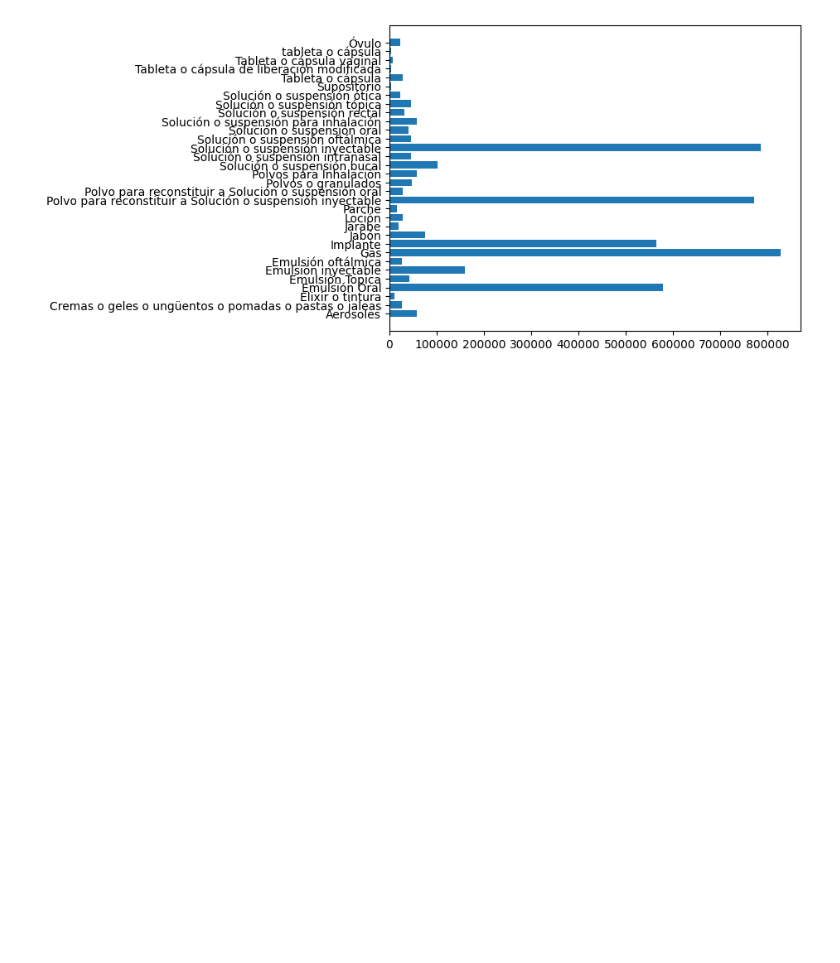
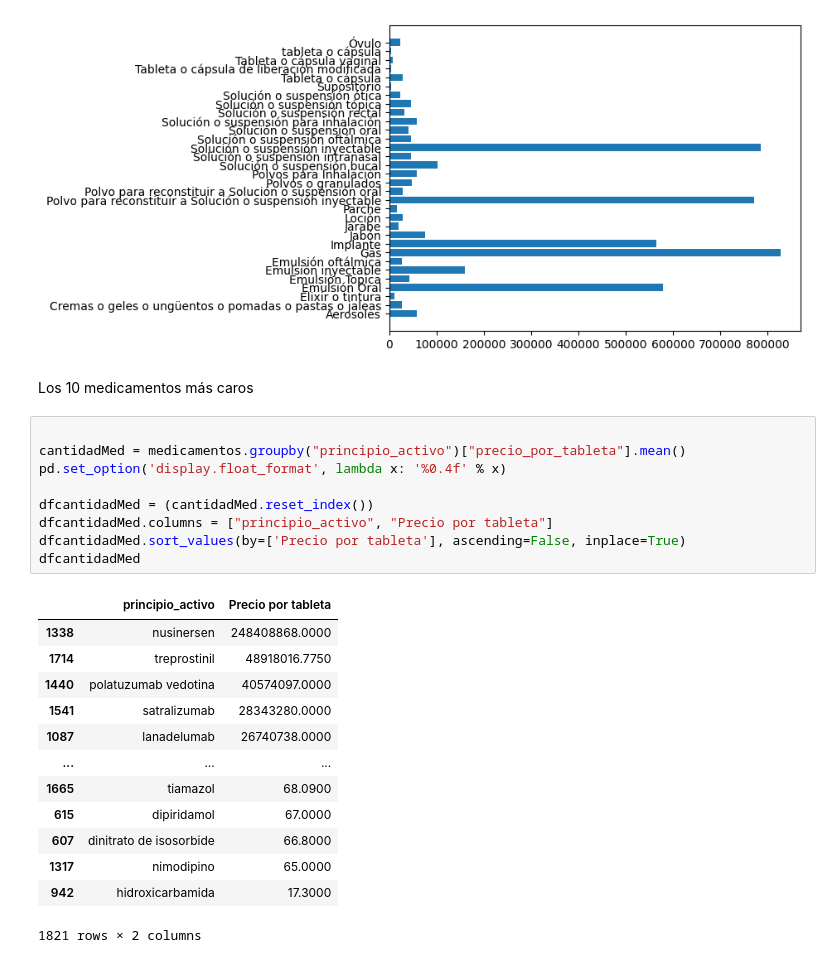
Before and after one commit to Juanfelipepast2/MetNumUN2024I, a Jupyter notebook: jpastranar_Lab2/jpastranar_Lab2.ipynb, the cells around one changed output. Cells and saved outputs as stored; diff of their text form; blank space fills up the shorter version.

```diff
--- a/jpastranar_Lab2/jpastranar_Lab2.ipynb
+++ b/jpastranar_Lab2/jpastranar_Lab2.ipynb
@@ -1854,3 +1843,28 @@ plt.barh(dfPrecio["unidad_de_dispensacion"], dfPrecio["Precio promedio"])
 # %% [output]
 <BarContainer object of 32 artists>
 [figure]
+# %% [markdown]
+Los 10 medicamentos más caros
+# %%
+
+cantidadMed = medicamentos.groupby("principio_activo")["precio_por_tableta"].mean()
+pd.set_option('display.float_format', lambda x: '%0.4f' % x)
+
+dfcantidadMed = (cantidadMed.reset_index())
+dfcantidadMed.columns = ["principio_activo", "Precio por tableta"]
+dfcantidadMed.sort_values(by=['Precio por tableta'], ascending=False, inplace=True)
+dfcantidadMed
+# %% [output]
+|  | principio_activo | Precio por tableta |
+| 1338 | nusinersen | 248408868.0000 |
+| 1714 | treprostinil | 48918016.7750 |
+| 1440 | polatuzumab vedotina | 40574097.0000 |
+| 1541 | satralizumab | 28343280.0000 |
+| 1087 | lanadelumab | 26740738.0000 |
+| ... | ... | ... |
+| 1665 | tiamazol | 68.0900 |
+| 615 | dipiridamol | 67.0000 |
+| 607 | dinitrato de isosorbide | 66.8000 |
+| 1317 | nimodipino | 65.0000 |
+| 942 | hidroxicarbamida | 17.3000 |
+1821 rows × 2 columns
```
Also changed, not shown: parts of 3 cells of this notebook.
